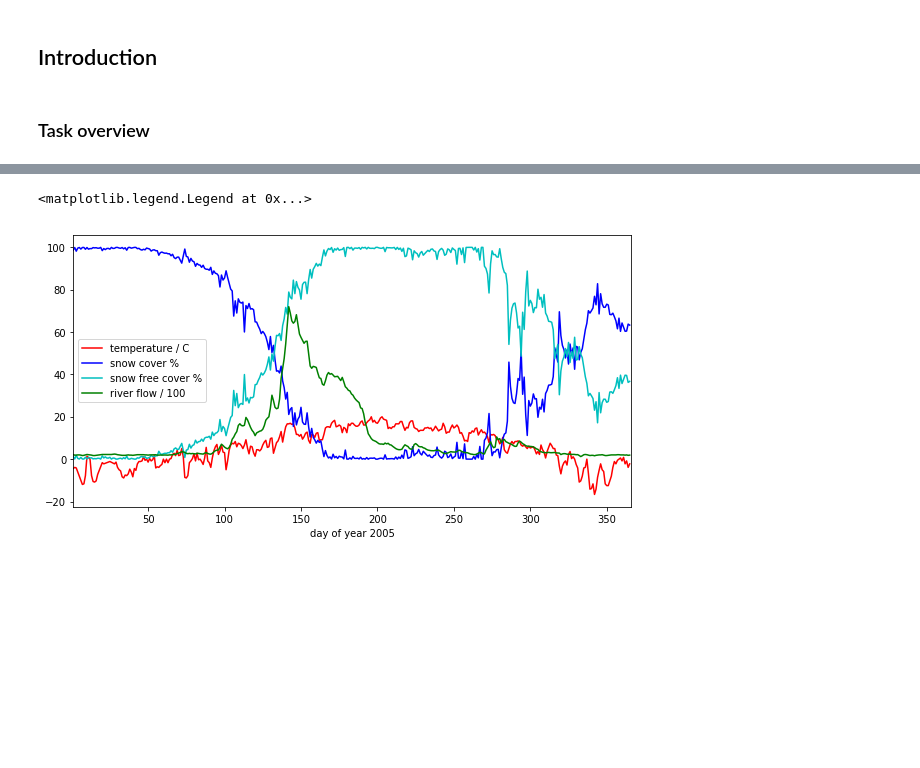
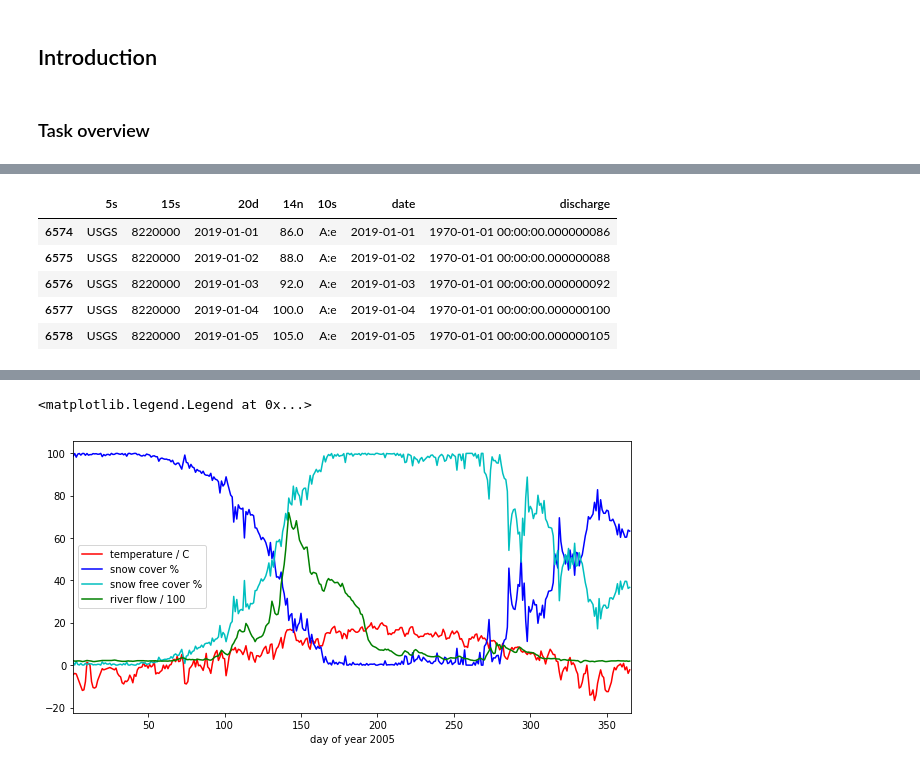
Before and after one commit to UCL-EO/geog0111, a Jupyter notebook: notebooks/A03_Part1.ipynb, the cells around one changed output, grey strips where cells are left out. Cells and saved outputs as stored; diff of their text form; code cells hidden in the pictures; blank space fills up the shorter version.

```diff
--- a/notebooks/A03_Part1.ipynb
+++ b/notebooks/A03_Part1.ipynb
@@ -124,0 +162,17 @@ You only really need the maximum temperature dataset, but you may find the other
+# %%
+import pandas as pd
+year = 2019
+filename = 'https://waterservices.usgs.gov/nwis/dv/?sites=08220000&format=rdb&startDT=2001-01-01&parameterCd=00060'
+pdi = pd.read_table(filename,skiprows=29)
+pdi['date'] = pd.to_datetime(pdi['20d'])
+pdi['discharge'] = pd.to_datetime(pdi['14n'])
+mask = pdi['date'].dt.year == int(year)
+pdi = pdi[mask]
+pdi.head()
+# %% [output]
+|  | 5s | 15s | 20d | 14n | 10s | date | discharge |
+| 6574 | USGS | 8220000 | 2019-01-01 | 86.0 | A:e | 2019-01-01 | 1970-01-01 00:00:00.000000086 |
+| 6575 | USGS | 8220000 | 2019-01-02 | 88.0 | A:e | 2019-01-02 | 1970-01-01 00:00:00.000000088 |
+| 6576 | USGS | 8220000 | 2019-01-03 | 92.0 | A:e | 2019-01-03 | 1970-01-01 00:00:00.000000092 |
+| 6577 | USGS | 8220000 | 2019-01-04 | 100.0 | A:e | 2019-01-04 | 1970-01-01 00:00:00.000000100 |
+| 6578 | USGS | 8220000 | 2019-01-05 | 105.0 | A:e | 2019-01-05 | 1970-01-01 00:00:00.000000105 |
```
Also changed, not shown: parts of 12 cells of this notebook, 5 other files.
